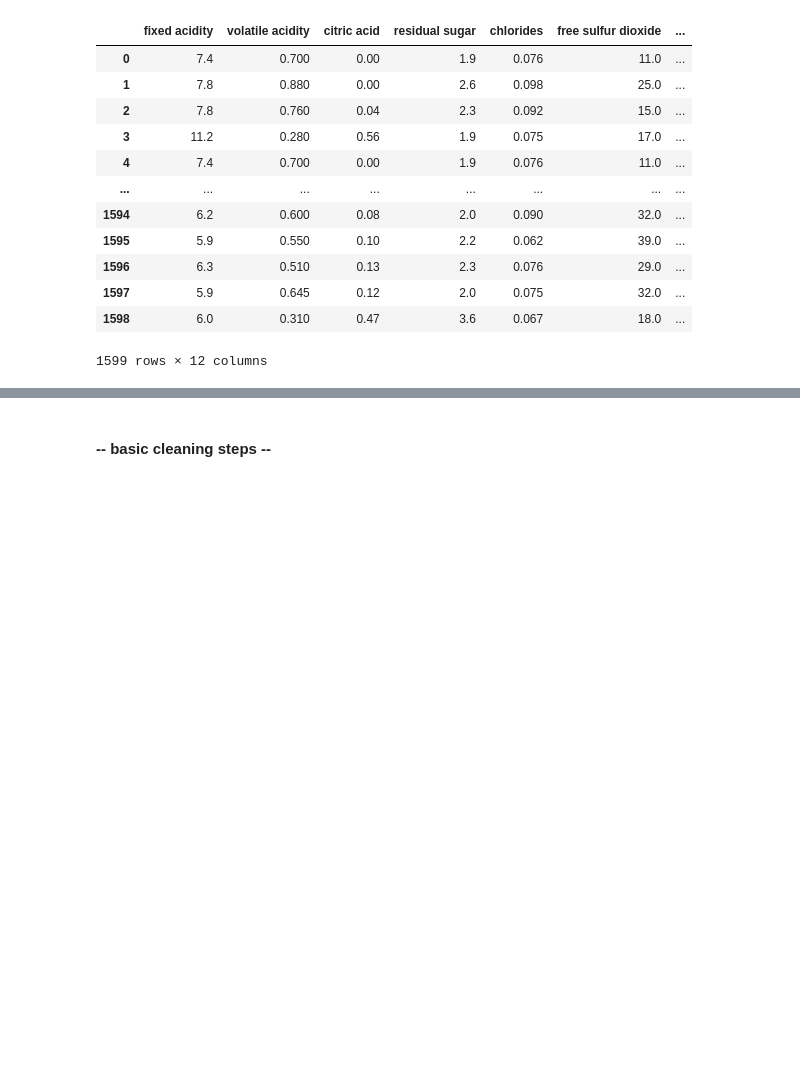
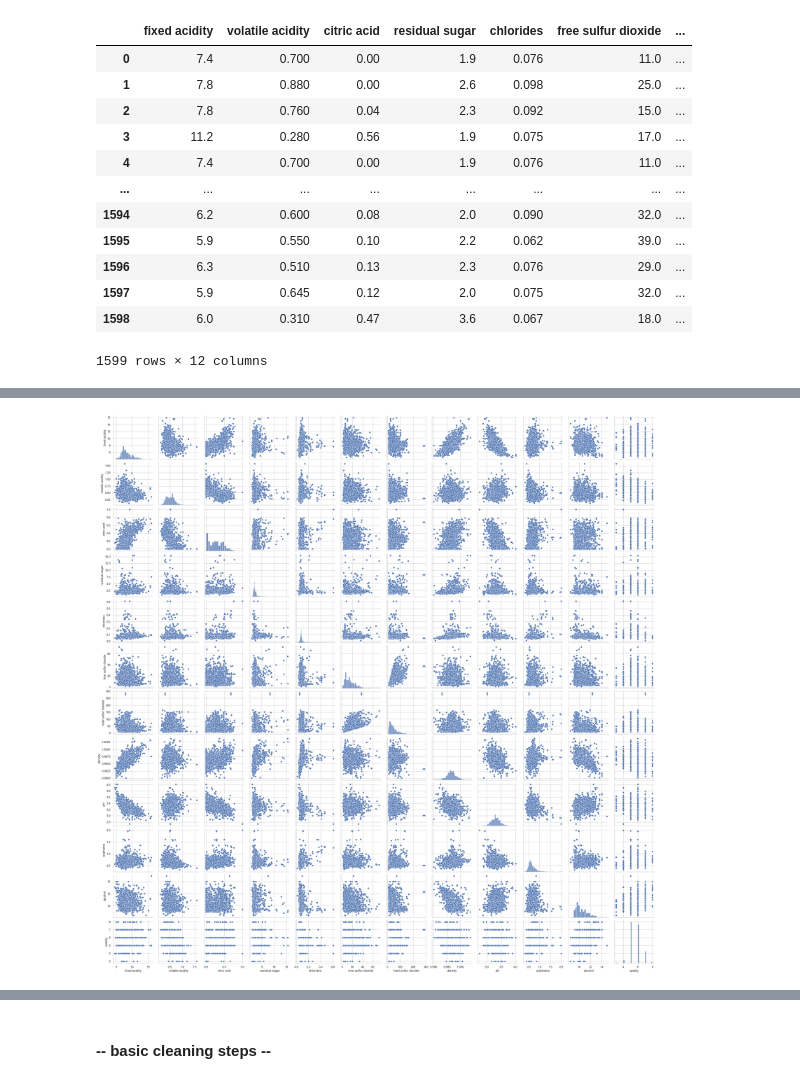
Before and after one commit to cathvos/IronCath, a Jupyter notebook: IH week 4/IH lab 1 day 5 week 4.ipynb, the cells around one changed output, grey strips where cells are left out. Saved outputs shown, nothing was run; the diff lists cells and outputs as text; code cells hidden in the pictures; blank space fills up the shorter version.

```diff
--- a/IH week 4/IH lab 1 day 5 week 4.ipynb
+++ b/IH week 4/IH lab 1 day 5 week 4.ipynb
@@ -39,0 +51,4 @@ df # view dataframe
+# %%
+sns.pairplot(df);
+# %% [output]
+[figure, added]
```
Also changed, not shown: parts of 54 cells of this notebook.
